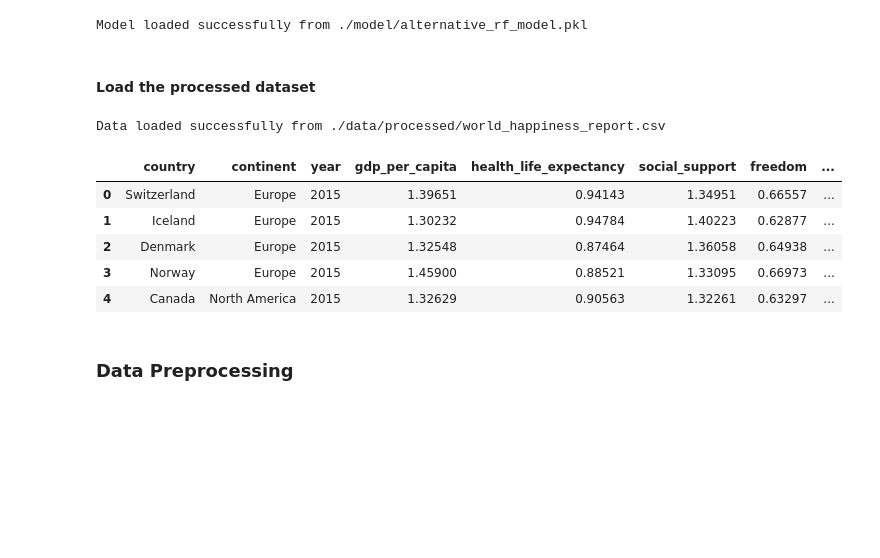
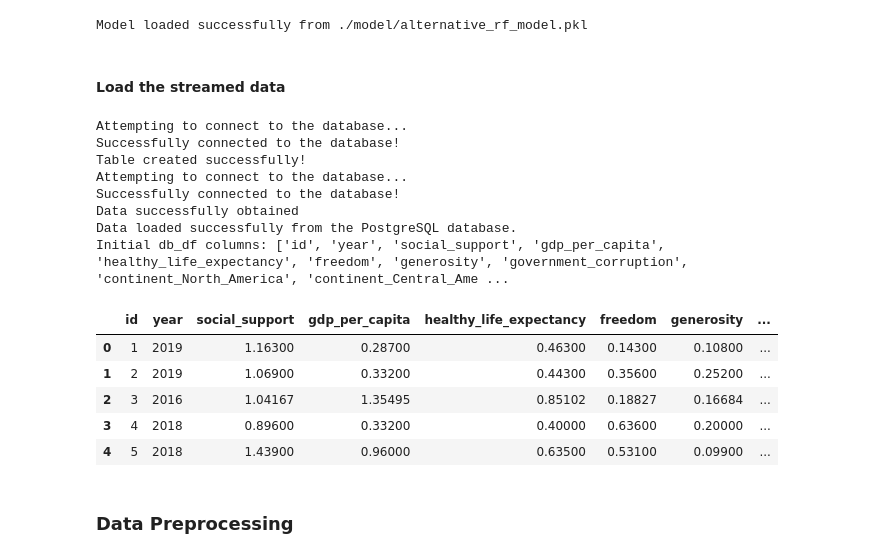
Before and after one commit to SEBASBELMOS/workshop-003, a Jupyter notebook: notebooks/03_model-performance.ipynb, the cells around one changed output. Cells and saved outputs as stored; diff of their text form; code cells hidden in the pictures; blank space fills up the shorter version.

Commit message:
Kafka Debugging

```diff
--- a/notebooks/03_model-performance.ipynb
+++ b/notebooks/03_model-performance.ipynb
@@ -46,18 +46,29 @@ print("Model loaded successfully from ./model/alternative_rf_model.pkl")
 # %% [output]
 Model loaded successfully from ./model/alternative_rf_model.pkl
 # %% [markdown]
-#### **Load the processed dataset**
+#### **Load the streamed data**
 # %%
-df = pd.read_csv("./data/processed/world_happiness_report.csv")
-print("Data loaded successfully from ./data/processed/world_happiness_report.csv")
-df.head()
+#df = pd.read_csv("./data/processed/world_happiness_report.csv")
+#print("Data loaded successfully from ./data/processed/world_happiness_report.csv")
+
+db_df = get_happiness_data()
+print("Data loaded successfully from the PostgreSQL database.")
+print("Initial db_df columns:", db_df.columns.tolist())  #Debug: Check available columns
+db_df.head()
 # %% [output]
-Data loaded successfully from ./data/processed/world_happiness_report.csv
+Attempting to connect to the database...
+Successfully connected to the database!
+Table created successfully!
+Attempting to connect to the database...
+Successfully connected to the database!
+Data successfully obtained
+Data loaded successfully from the PostgreSQL database.
+Initial db_df columns: ['id', 'year', 'social_support', 'gdp_per_capita', 'healthy_life_expectancy', 'freedom', 'generosity', 'government_corruption', 'continent_North_America', 'continent_Central_Ame ...
-|  | country | continent | year | gdp_per_capita | health_life_expectancy | social_support | freedom | ... |
-| 0 | Switzerland | Europe | 2015 | 1.39651 | 0.94143 | 1.34951 | 0.66557 | ... |
-| 1 | Iceland | Europe | 2015 | 1.30232 | 0.94784 | 1.40223 | 0.62877 | ... |
-| 2 | Denmark | Europe | 2015 | 1.32548 | 0.87464 | 1.36058 | 0.64938 | ... |
-| 3 | Norway | Europe | 2015 | 1.45900 | 0.88521 | 1.33095 | 0.66973 | ... |
-| 4 | Canada | North America | 2015 | 1.32629 | 0.90563 | 1.32261 | 0.63297 | ... |
+|  | id | year | social_support | gdp_per_capita | healthy_life_expectancy | freedom | generosity | ... |
+| 0 | 1 | 2019 | 1.16300 | 0.28700 | 0.46300 | 0.14300 | 0.10800 | ... |
+| 1 | 2 | 2019 | 1.06900 | 0.33200 | 0.44300 | 0.35600 | 0.25200 | ... |
+| 2 | 3 | 2016 | 1.04167 | 1.35495 | 0.85102 | 0.18827 | 0.16684 | ... |
+| 3 | 4 | 2018 | 0.89600 | 0.33200 | 0.40000 | 0.63600 | 0.20000 | ... |
+| 4 | 5 | 2018 | 1.43900 | 0.96000 | 0.63500 | 0.53100 | 0.09900 | ... |
 # %% [markdown]
 ### **Data Preprocessing**
```
Also changed, not shown: parts of 20 cells of this notebook, 6 other files.
